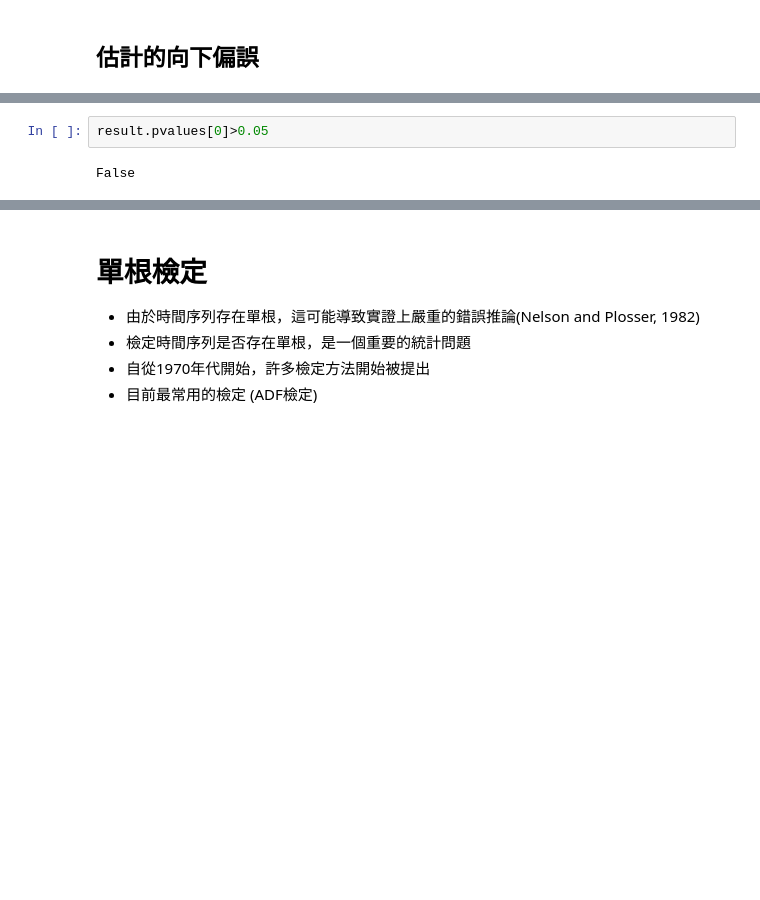
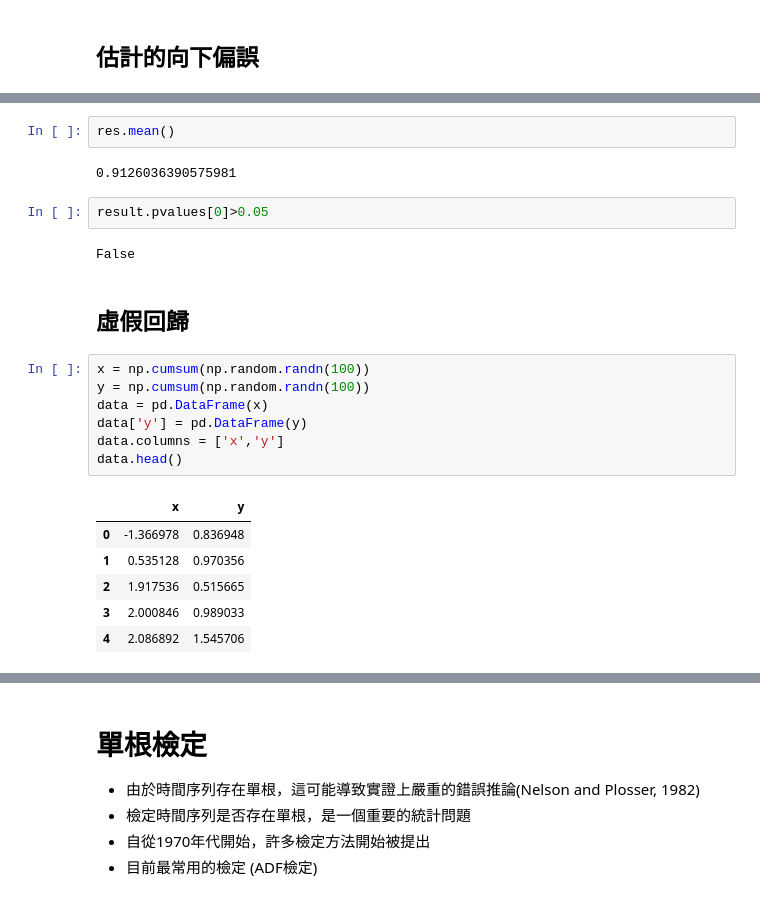
Before and after one commit to quetion/time_series_SCU, a Jupyter notebook: [5]單根與隨機趨勢.ipynb, the cells around one changed output, grey strips where cells are left out. Drawn from its saved outputs; the diff is of its cells as text; blank space fills up the shorter version.

```diff
--- a/[5]單根與隨機趨勢.ipynb
+++ b/[5]單根與隨機趨勢.ipynb
@@ -135,4 +195,24 @@ Warnings:
+# %%
+res.mean()
+# %% [output]
+0.9126036390575981
 # %%
 result.pvalues[0]>0.05
 # %% [output]
 False
+# %% [markdown]
+## 虛假回歸
+# %%
+x = np.cumsum(np.random.randn(100))
+y = np.cumsum(np.random.randn(100))
+data = pd.DataFrame(x)
+data['y'] = pd.DataFrame(y)
+data.columns = ['x','y']
+data.head()
+# %% [output]
+|  | x | y |
+| 0 | -1.366978 | 0.836948 |
+| 1 | 0.535128 | 0.970356 |
+| 2 | 1.917536 | 0.515665 |
+| 3 | 2.000846 | 0.989033 |
+| 4 | 2.086892 | 1.545706 |
```
Also changed, not shown: parts of 19 cells of this notebook.
